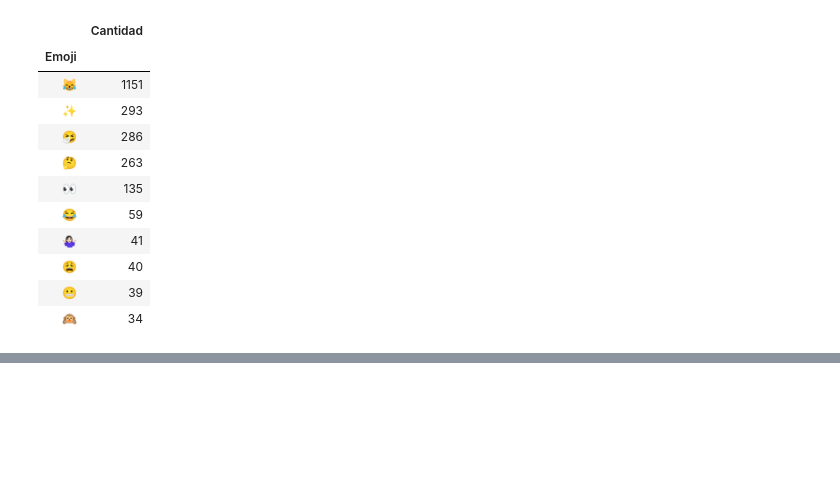
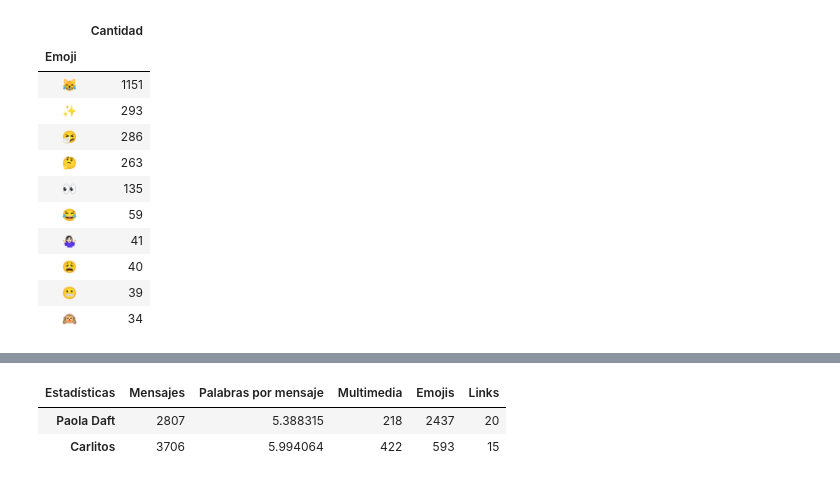
Before and after one commit to PaolaDaft/WhatsApp_Chat_Analysis, a Jupyter notebook: WhatsApp_Friend_Chat_Data_Analysis.ipynb, the cells around one changed output, grey strips where cells are left out. Cells and saved outputs as stored; diff of their text form; code cells hidden in the pictures; blank space fills up the shorter version.

```diff
--- a/WhatsApp_Friend_Chat_Data_Analysis.ipynb
+++ b/WhatsApp_Friend_Chat_Data_Analysis.ipynb
@@ -236,0 +306,22 @@ fig.show()
+# %%
+# Convertir de diccionario a dataframe
+miembro_stats_df = pd.DataFrame.from_dict(dictionario)
+
+# Cambiar el índice por la columna agregada 'Estadísticas'
+estadísticas = ['Mensajes', 'Palabras por mensaje', 'Multimedia', 'Emojis', 'Links']
+miembro_stats_df['Estadísticas'] = estadísticas
+miembro_stats_df.set_index('Estadísticas', inplace=True)
+
+# Transponer el dataframe
+miembro_stats_df = miembro_stats_df.T
+
+#Convertir a integer las columnas Mensajes, Multimedia Emojis y Links
+miembro_stats_df['Mensajes'] = miembro_stats_df['Mensajes'].apply(int)
+miembro_stats_df['Multimedia'] = miembro_stats_df['Multimedia'].apply(int)
+miembro_stats_df['Emojis'] = miembro_stats_df['Emojis'].apply(int)
+miembro_stats_df['Links'] = miembro_stats_df['Links'].apply(int)
+miembro_stats_df.head(10)
+# %% [output]
+| Estadísticas | Mensajes | Palabras por mensaje | Multimedia | Emojis | Links |
+| Paola Daft | 2807 | 5.388315 | 218 | 2437 | 20 |
+| Carlitos | 3706 | 5.994064 | 422 | 593 | 15 |
```
Also changed, not shown: parts of 5 cells of this notebook.
